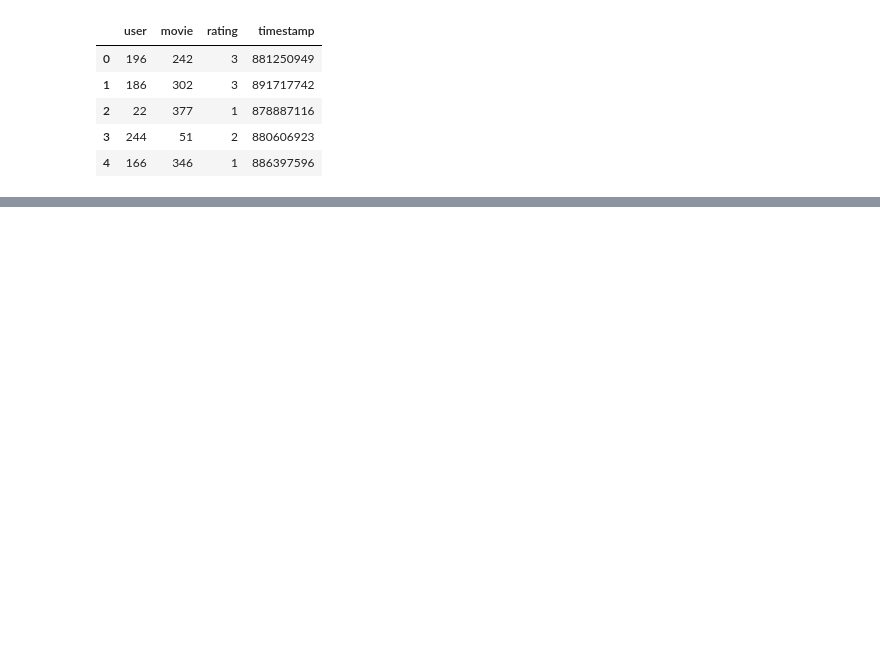
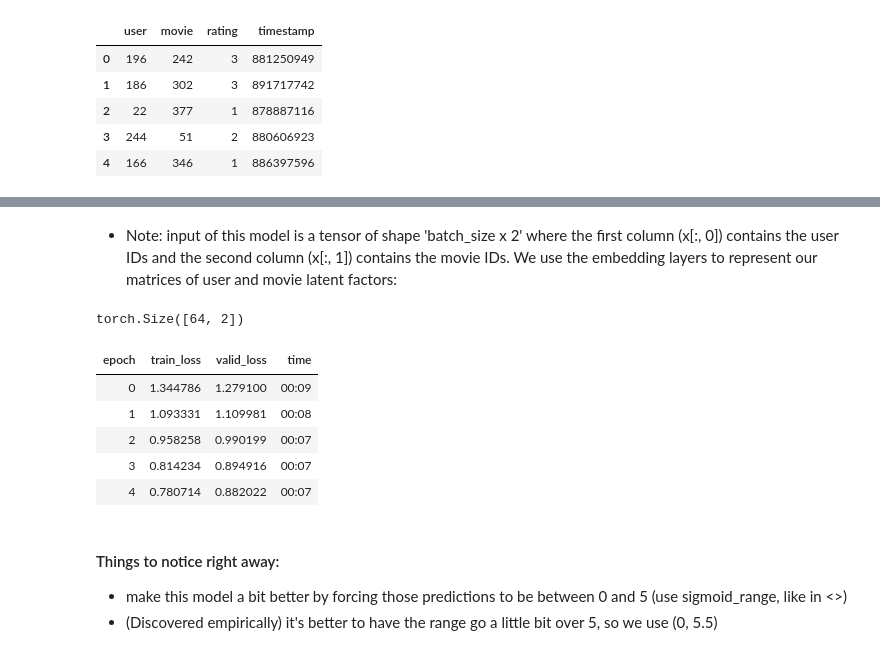
Before and after one commit to choi-b/fastai_practicaldeeplearning, a Jupyter notebook: 7. Collaborative Filtering.ipynb, the cells around one changed output, grey strips where cells are left out. Drawn from its saved outputs; the diff is of its cells as text; code cells hidden in the pictures; blank space fills up the shorter version.

```diff
--- a/7. Collaborative Filtering.ipynb
+++ b/7. Collaborative Filtering.ipynb
@@ -28,0 +96,8 @@ ratings.head()
+# %%
+#To fit into our deep learning framework, we can represent our movie and user latent factor tables as simple matrices
+n_users  = len(dls.classes['user'])
+n_movies = len(dls.classes['title'])
+n_factors = 5
+
+user_factors = torch.randn(n_users, n_factors)
+movie_factors = torch.randn(n_movies, n_factors)
@@ -28,0 +115,36 @@ ratings.head()
+# %%
+#Class defining the Dot Product
+class DotProduct(Module):
+    def __init__(self, n_users, n_movies, n_factors):
+        self.user_factors = Embedding(n_users, n_factors)
+        self.movie_factors = Embedding(n_movies, n_factors)
+
+    def forward(self, x):
+        users = self.user_factors(x[:,0])
+        movies = self.movie_factors(x[:,1])
+        return (users * movies).sum(dim=1)
+# %% [markdown]
+* Note: input of this model is a tensor of shape 'batch_size x 2' where the first column (x[:, 0]) contains the user IDs and the second column (x[:, 1]) contains the movie IDs. We use the embedding layers to represent our matrices of user and movie latent factors:
+# %%
+x,y = dls.one_batch()
+x.shape
+# %% [output]
+torch.Size([64, 2])
+# %%
+#Now, create a Learner to optimize our model. Use the Learner class since we're creating this from scratch
+model = DotProduct(n_users, n_movies, 50)
+learn = Learner(dls, model, loss_func=MSELossFlat())
+# %%
+#Fit the model:
+learn.fit_one_cycle(5, 5e-3)
+# %% [output]
+| epoch | train_loss | valid_loss | time |
+| 0 | 1.344786 | 1.279100 | 00:09 |
+| 1 | 1.093331 | 1.109981 | 00:08 |
+| 2 | 0.958258 | 0.990199 | 00:07 |
+| 3 | 0.814234 | 0.894916 | 00:07 |
+| 4 | 0.780714 | 0.882022 | 00:07 |
+# %% [markdown]
+#### Things to notice right away:
+* make this model a bit better by forcing those predictions to be between 0 and 5 (use sigmoid_range, like in <>)
+* (Discovered empirically) it's better to have the range go a little bit over 5, so we use (0, 5.5)
```
Also changed, not shown: parts of 21 cells of this notebook.
